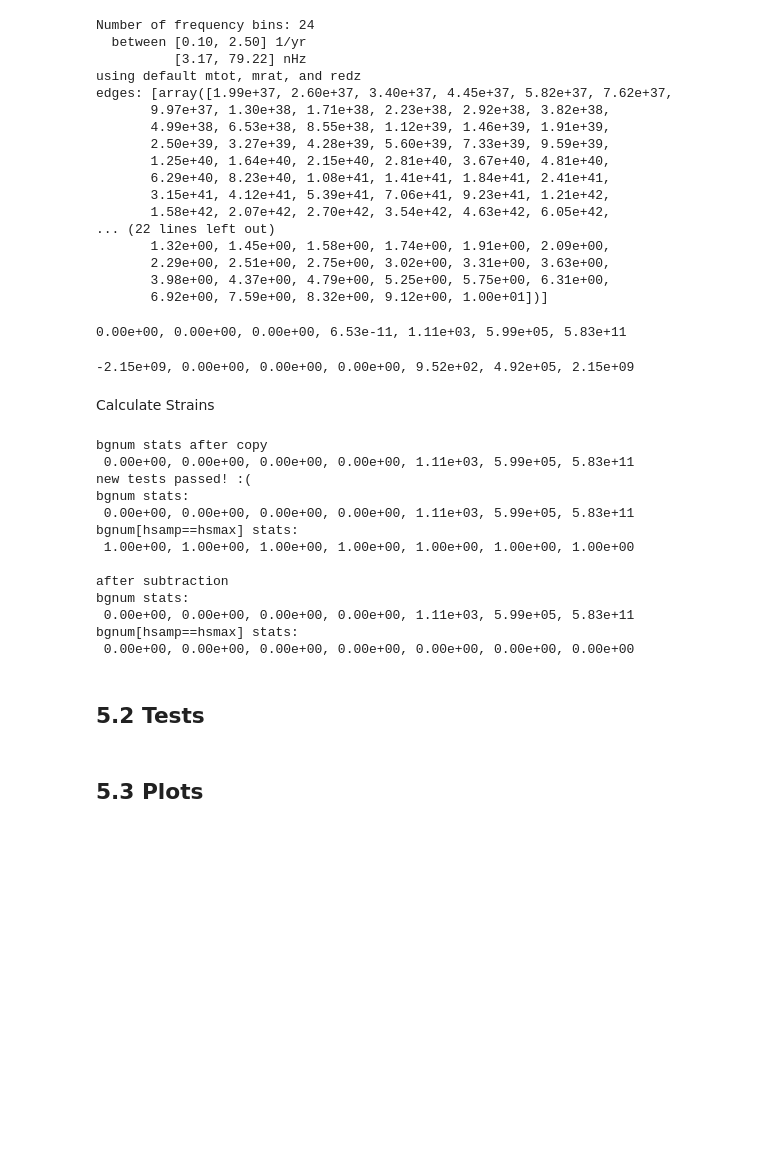
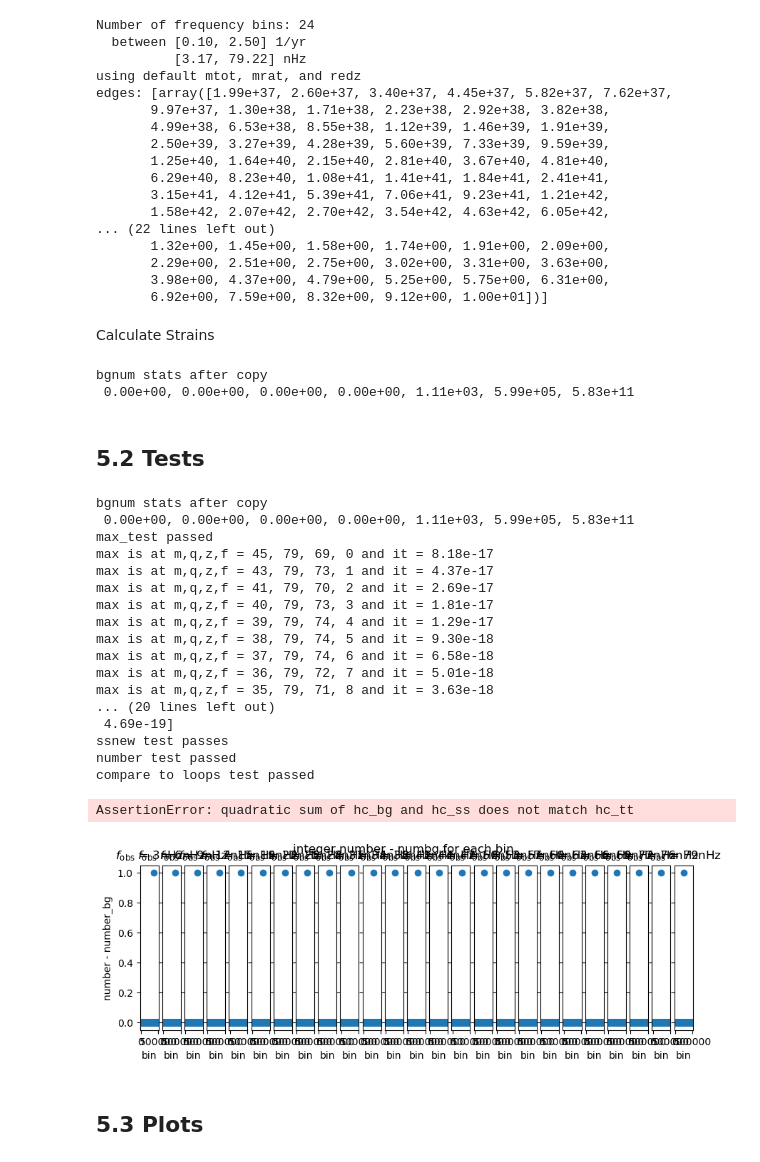
Before and after one commit to nanograv/holodeck, a Jupyter notebook: ecg-notebooks/single_sources/singlesources.ipynb, the cells around one changed output. Drawn from its saved outputs; the diff is of its cells as text; code cells hidden in the pictures; blank space fills up the shorter version.

```diff
--- a/ecg-notebooks/single_sources/singlesources.ipynb
+++ b/ecg-notebooks/single_sources/singlesources.ipynb
@@ -2020,14 +2049,6 @@ edges: [array([1.99e+37, 2.60e+37, 3.40e+37, 4.45e+37, 5.82e+37, 7.62e+37,
        2.29e+00, 2.51e+00, 2.75e+00, 3.02e+00, 3.31e+00, 3.63e+00,
        3.98e+00, 4.37e+00, 4.79e+00, 5.25e+00, 5.75e+00, 6.31e+00,
        6.92e+00, 7.59e+00, 8.32e+00, 9.12e+00, 1.00e+01])]
-# %%
-print(holo.utils.stats(number))
-# %% [output]
-0.00e+00, 0.00e+00, 0.00e+00, 6.53e-11, 1.11e+03, 5.99e+05, 5.83e+11
-# %%
-print(holo.utils.stats(np.floor(number).astype(int)))
-# %% [output]
--2.15e+09, 0.00e+00, 0.00e+00, 0.00e+00, 9.52e+02, 4.92e+05, 2.15e+09
 # %% [markdown]
 Calculate Strains
 # %%
@@ -2036,7 +2057,7 @@ hc_tt = gws_by_ndars(edges, number, realize=False, round = True, sum=True)
 
 # Get BG and SS Strain using ss_gws_by_ndars()
 # has hsamp but not sspar
-hc_bg_ndar, hc_ss_ndar, hsamp_ndar, ssidx_ndar, maxhs_ndar, bgnum_ndar\
+hc_bg_ndar, hc_ss_ndar, hsamp_ndar, ssidx_ndar, maxhs_ndar, bgnum_ndar, ssnew_ndar\
     = ss_gws_by_ndars(edges, number, realize=False)
 hc_bg_ndar5, hc_ss_ndar5, hsamp_ndar5, ssidx_ndar5, maxhs_ndar5, bgnum_ndar5\
     = hc_bg_ndar, hc_ss_ndar, hsamp_ndar, ssidx_ndar, maxhs_ndar, bgnum_ndar
@@ -2050,23 +2071,32 @@ hc_bg_loop5, hc_ss_loop5, sspar_loop5, ssidx_loop5, maxhs_loop5, bgnum_loop5\
 # %% [output]
 bgnum stats after copy
  0.00e+00, 0.00e+00, 0.00e+00, 0.00e+00, 1.11e+03, 5.99e+05, 5.83e+11
-new tests passed! :(
-bgnum stats:
- 0.00e+00, 0.00e+00, 0.00e+00, 0.00e+00, 1.11e+03, 5.99e+05, 5.83e+11
-bgnum[hsamp==hsmax] stats:
- 1.00e+00, 1.00e+00, 1.00e+00, 1.00e+00, 1.00e+00, 1.00e+00, 1.00e+00
-
-after subtraction
-bgnum stats:
- 0.00e+00, 0.00e+00, 0.00e+00, 0.00e+00, 1.11e+03, 5.99e+05, 5.83e+11
-bgnum[hsamp==hsmax] stats:
- 0.00e+00, 0.00e+00, 0.00e+00, 0.00e+00, 0.00e+00, 0.00e+00, 0.00e+00
 # %% [markdown]
 ## 5.2 Tests
 # %%
 # test
-hc_bg_ndar, hc_ss_ndar, hsamp_ndar, ssidx_ndar, maxhs_ndar, bgnum_ndar\
+hc_bg_ndar, hc_ss_ndar, hsamp_ndar, ssidx_ndar, maxhs_ndar, bgnum_ndar, ssnew_ndar\
     = run_example_tests(edges, number, fobs, print_test=True)
+# %% [output]
+bgnum stats after copy
+ 0.00e+00, 0.00e+00, 0.00e+00, 0.00e+00, 1.11e+03, 5.99e+05, 5.83e+11
+max_test passed
+max is at m,q,z,f = 45, 79, 69, 0 and it = 8.18e-17
+max is at m,q,z,f = 43, 79, 73, 1 and it = 4.37e-17
+max is at m,q,z,f = 41, 79, 70, 2 and it = 2.69e-17
+max is at m,q,z,f = 40, 79, 73, 3 and it = 1.81e-17
+max is at m,q,z,f = 39, 79, 74, 4 and it = 1.29e-17
+max is at m,q,z,f = 38, 79, 74, 5 and it = 9.30e-18
+max is at m,q,z,f = 37, 79, 74, 6 and it = 6.58e-18
+max is at m,q,z,f = 36, 79, 72, 7 and it = 5.01e-18
+max is at m,q,z,f = 35, 79, 71, 8 and it = 3.63e-18
+... (20 lines left out)
+ 4.69e-19]
+ssnew test passes
+number test passed
+compare to loops test passed
+AssertionError: quadratic sum of hc_bg and hc_ss does not match hc_tt
+[figure, added]
 # %% [markdown]
 ## 5.3 Plots
 # %% [markdown]
```
Also changed, not shown: parts of 25 cells of this notebook, 12 other files.
